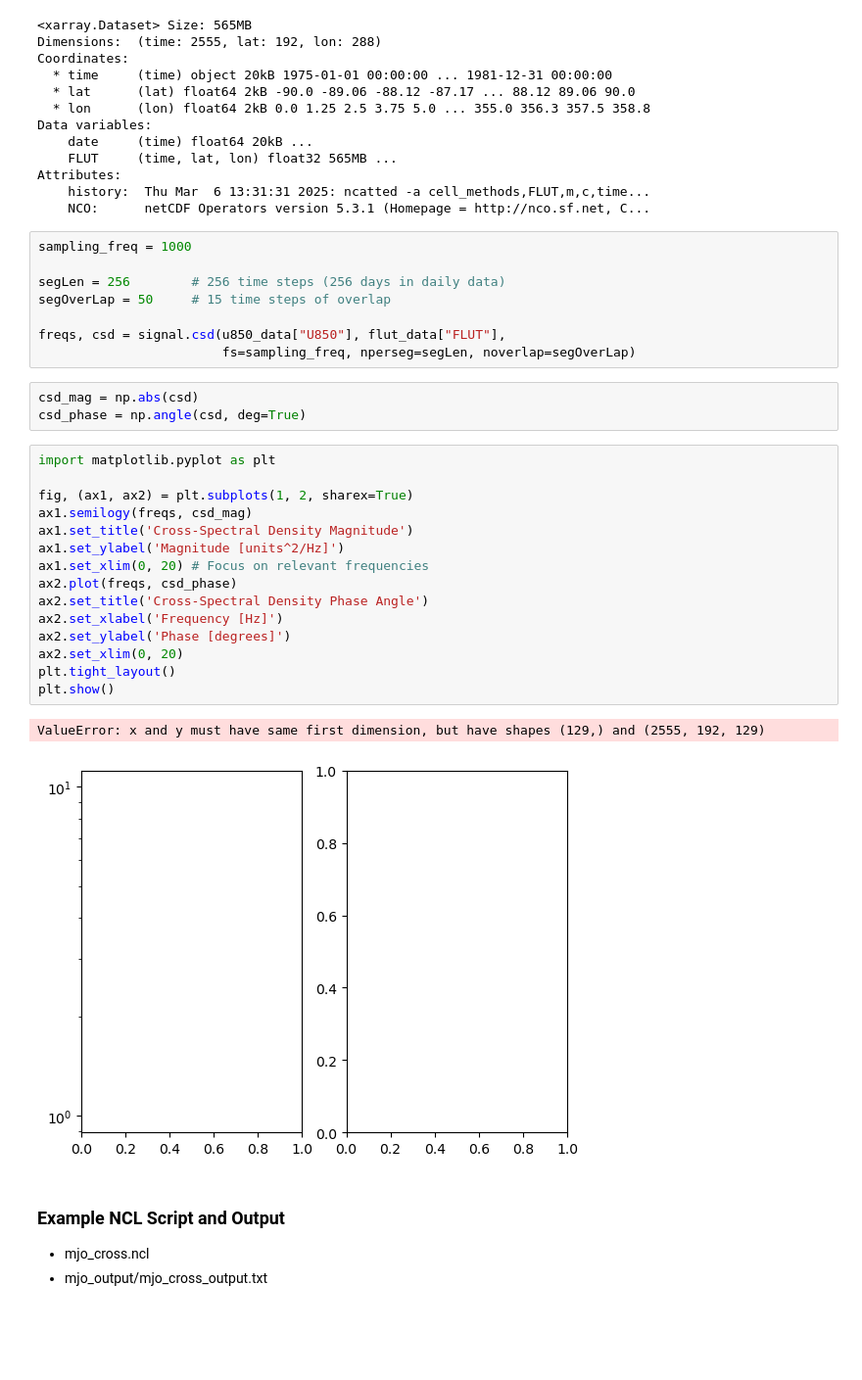
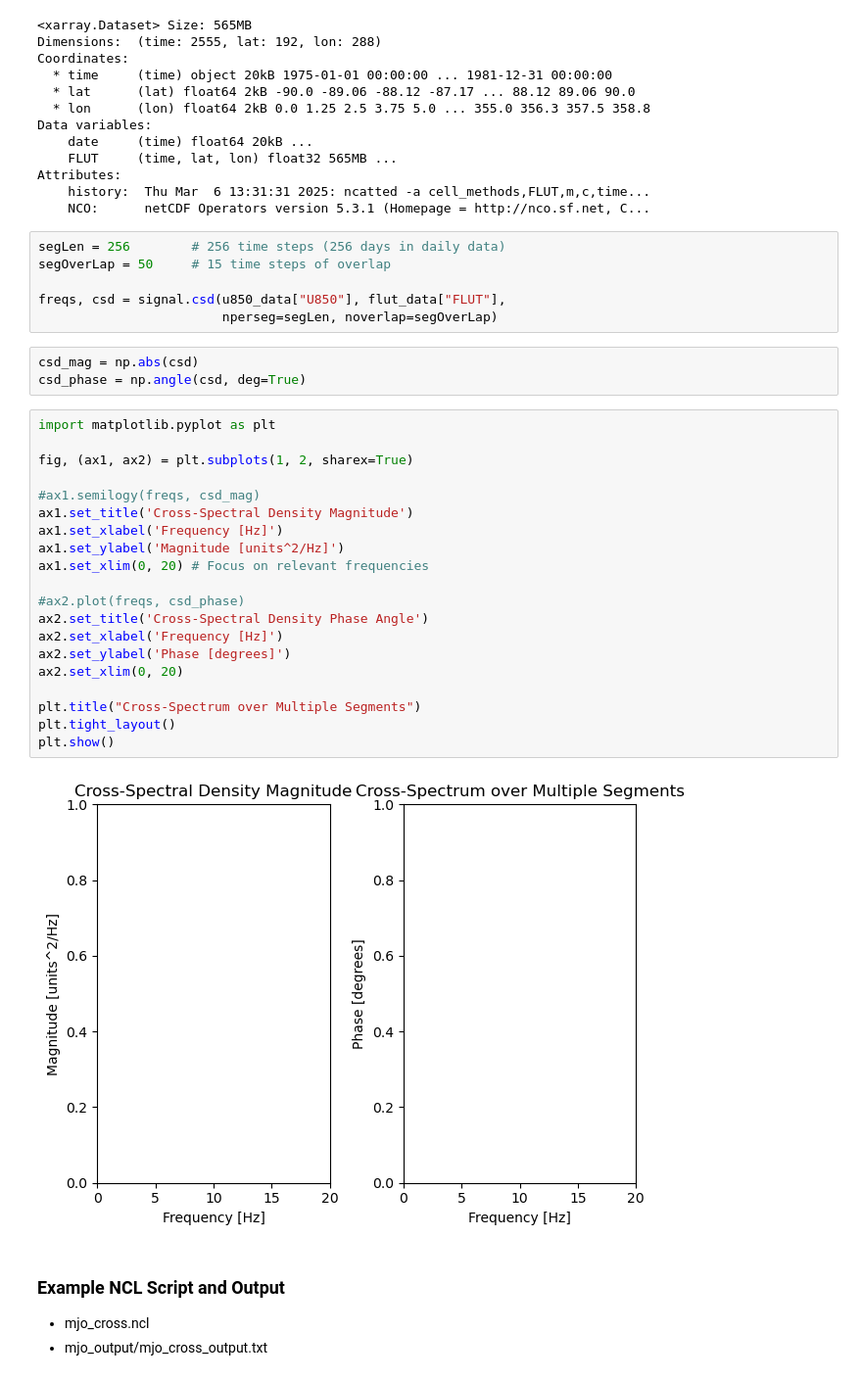
Before and after one commit to cyschneck/geocat-research, a Jupyter notebook: mjo/mjo_cross.ipynb, the cells around one changed output. Shown at 98% size. Saved outputs shown, nothing was run; the diff lists cells and outputs as text; blank space fills up the shorter version.

Commit message:
setup plot layout

```diff
--- a/mjo/mjo_cross.ipynb
+++ b/mjo/mjo_cross.ipynb
@@ -47,34 +47,36 @@ Attributes:
     history:  Thu Mar  6 13:31:31 2025: ncatted -a cell_methods,FLUT,m,c,time...
     NCO:      netCDF Operators version 5.3.1 (Homepage = http://nco.sf.net, C...
 # %%
-sampling_freq = 1000
-
 segLen = 256        # 256 time steps (256 days in daily data)
 segOverLap = 50     # 15 time steps of overlap
 
 freqs, csd = signal.csd(u850_data["U850"], flut_data["FLUT"],
-                        fs=sampling_freq, nperseg=segLen, noverlap=segOverLap)
+                        nperseg=segLen, noverlap=segOverLap)
 # %%
 csd_mag = np.abs(csd)
 csd_phase = np.angle(csd, deg=True)
 # %%
 import matplotlib.pyplot as plt
 
 fig, (ax1, ax2) = plt.subplots(1, 2, sharex=True)
-ax1.semilogy(freqs, csd_mag)
+
+#ax1.semilogy(freqs, csd_mag)
 ax1.set_title('Cross-Spectral Density Magnitude')
+ax1.set_xlabel('Frequency [Hz]')
 ax1.set_ylabel('Magnitude [units^2/Hz]')
 ax1.set_xlim(0, 20) # Focus on relevant frequencies
-ax2.plot(freqs, csd_phase)
+
+#ax2.plot(freqs, csd_phase)
 ax2.set_title('Cross-Spectral Density Phase Angle')
 ax2.set_xlabel('Frequency [Hz]')
 ax2.set_ylabel('Phase [degrees]')
 ax2.set_xlim(0, 20)
+
+plt.title("Cross-Spectrum over Multiple Segments")
 plt.tight_layout()
 plt.show()
 # %% [output]
-ValueError: x and y must have same first dimension, but have shapes (129,) and (2555, 192, 129)
-[figure, old version]
+[figure, new version]
 # %% [markdown]
 ### Example NCL Script and Output
 
```
Also changed, not shown: parts of 1 cell of this notebook.
